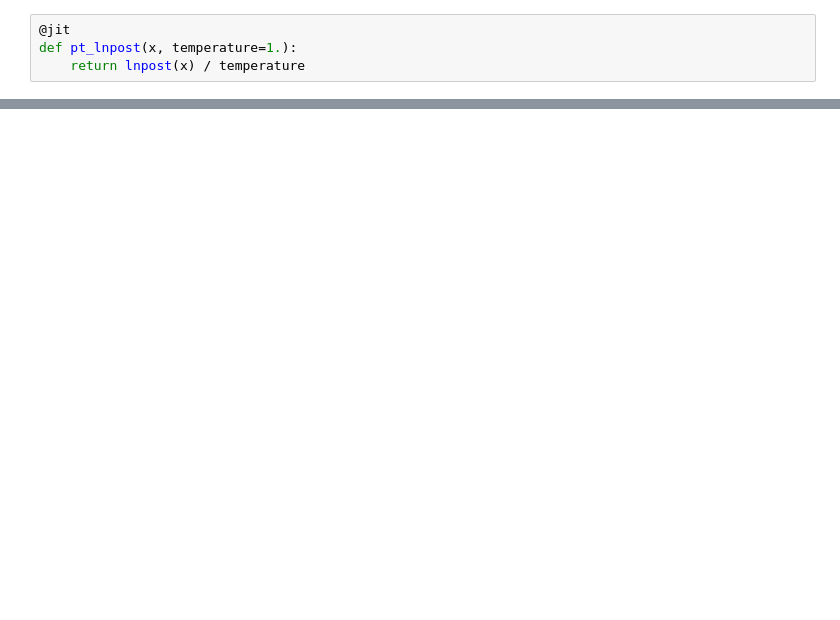
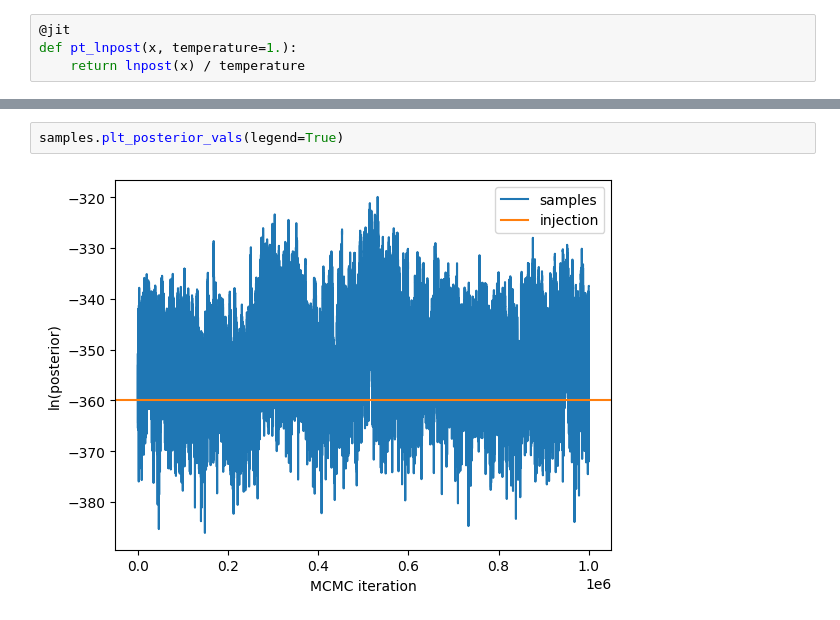
Before and after one commit to aiden-g12321/PTA_joint, a Jupyter notebook: ptmcmc.ipynb, the cells around one changed output, grey strips where cells are left out. Drawn from its saved outputs; the diff is of its cells as text; blank space fills up the shorter version.

```diff
--- a/ptmcmc.ipynb
+++ b/ptmcmc.ipynb
@@ -171,0 +136,4 @@ fig = c.plotter.plot()
+# %%
+samples.plt_posterior_vals(legend=True)
+# %% [output]
+[figure, added]
```
Also changed, not shown: parts of 17 cells of this notebook, 4 other files.
